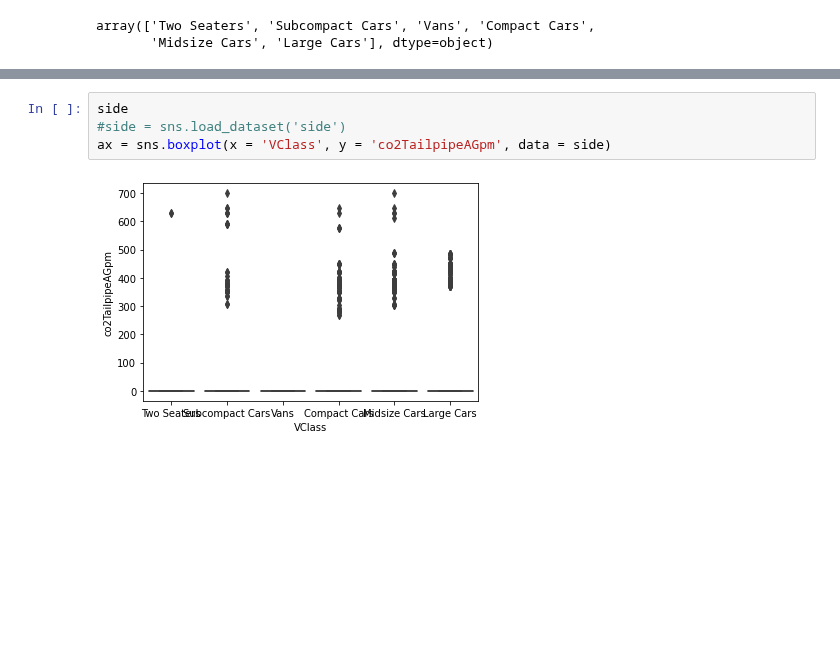
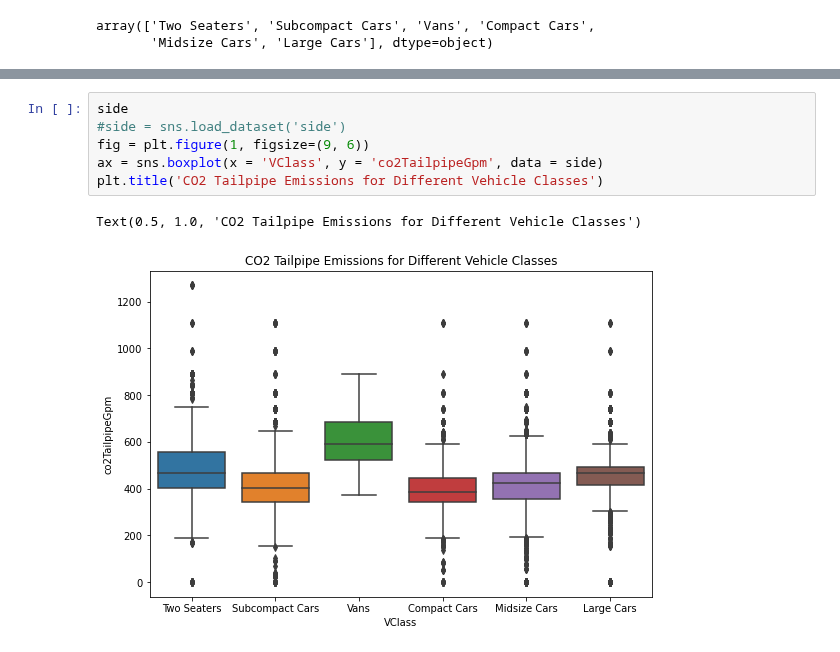
Before and after one commit to vincent-lao/carbon-footprint, a Jupyter notebook: code/eda/vehicle_data_cleaned_eda.ipynb, the cells around one changed output, grey strips where cells are left out. Cells and saved outputs as stored; diff of their text form; blank space fills up the shorter version.

```diff
--- a/code/eda/vehicle_data_cleaned_eda.ipynb
+++ b/code/eda/vehicle_data_cleaned_eda.ipynb
@@ -239,6 +224,9 @@ plt.show()
 # %%
 side
 #side = sns.load_dataset('side')
-ax = sns.boxplot(x = 'VClass', y = 'co2TailpipeAGpm', data = side)
+fig = plt.figure(1, figsize=(9, 6))
+ax = sns.boxplot(x = 'VClass', y = 'co2TailpipeGpm', data = side)
+plt.title('CO2 Tailpipe Emissions for Different Vehicle Classes')
 # %% [output]
+Text(0.5, 1.0, 'CO2 Tailpipe Emissions for Different Vehicle Classes')
-[figure, old version]
+[figure, new version]
```
Also changed, not shown: parts of 3 cells of this notebook, 4 other files.
